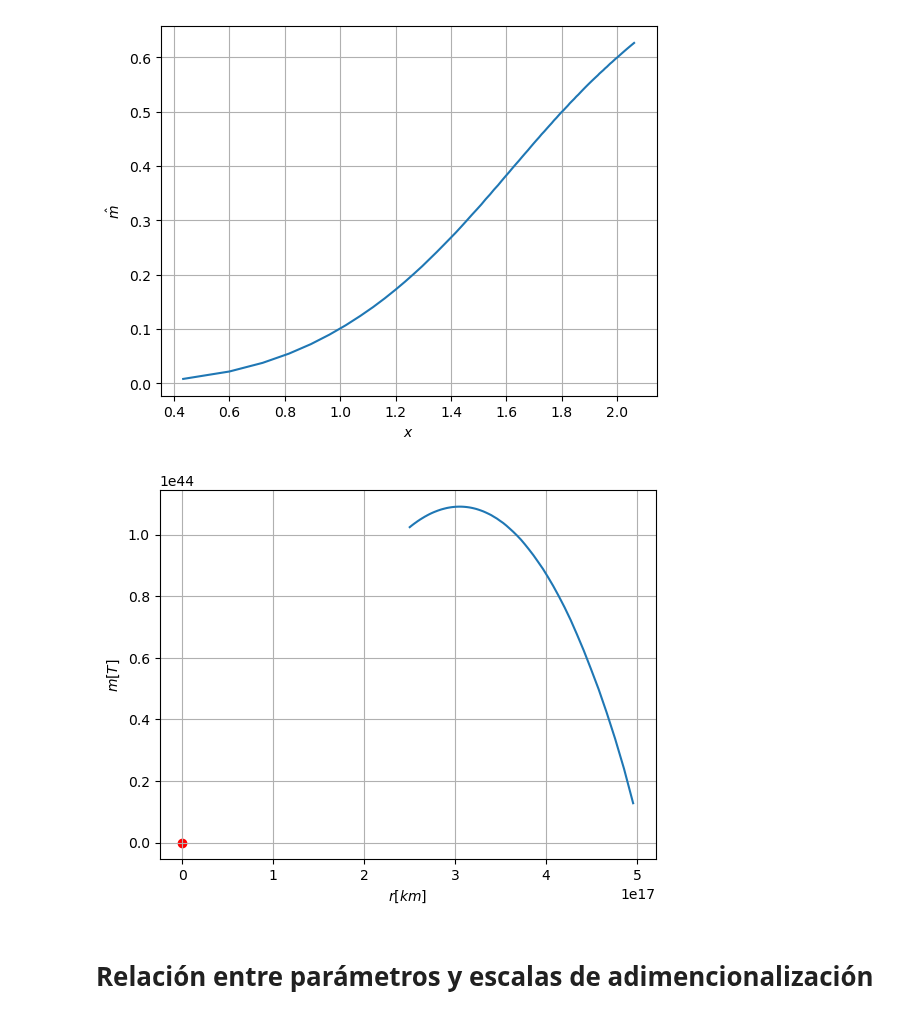
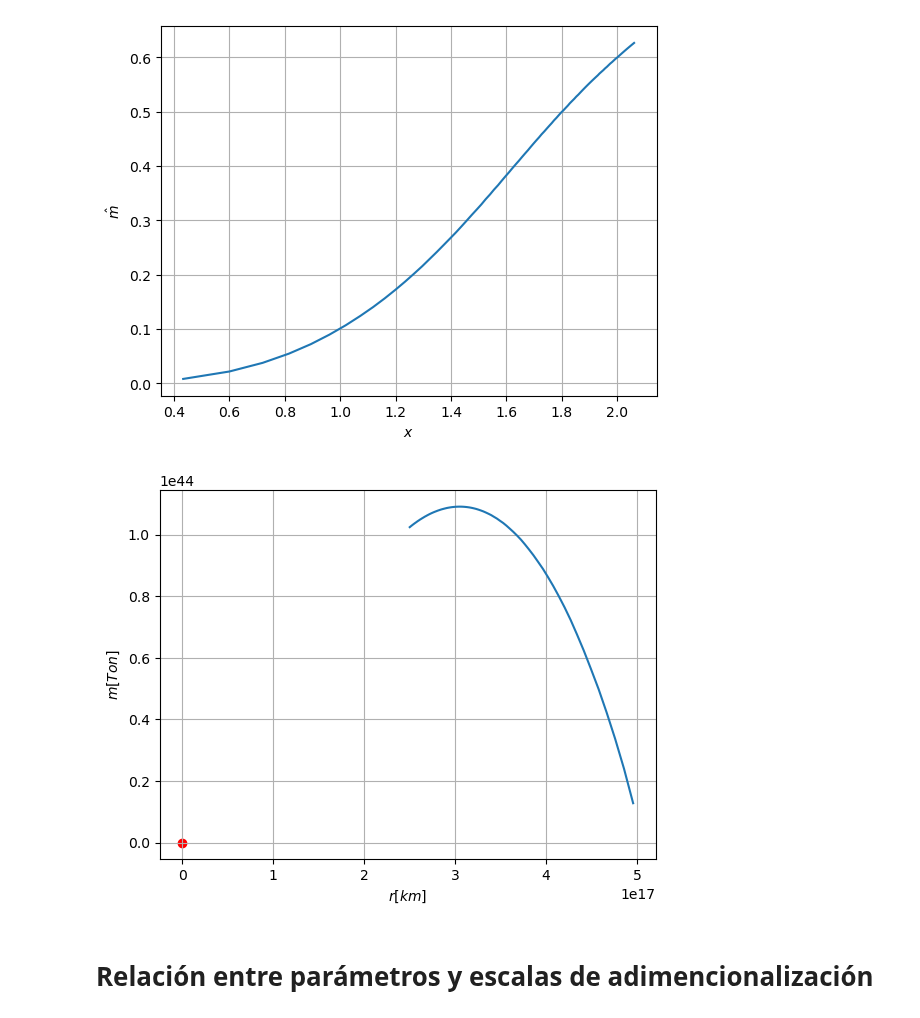
Before and after one commit to Vendetta0462/CalculosSimulaciones, a Jupyter notebook: hidrostatica.ipynb, the cells around one changed output. Cells and saved outputs as stored; diff of their text form; code cells hidden in the pictures.

```diff
--- a/hidrostatica.ipynb
+++ b/hidrostatica.ipynb
@@ -269,26 +269,26 @@ plt.grid()
 # %%
 # Recuperar las unidades
 import astropy.constants as const
 c = const.c.value
 G = const.G.value
 R_sun = const.R_sun.value
 M_sun = const.M_sun.value
 
 k_sun = (P_0_sun/(rho_0_sun*c**2))**(1/gamma)
 rhoses = (alphass/k_sun)**(1.0/(gamma-1.0))
 Rs = c**2/np.sqrt(4.0*np.pi*G*rhoses)
 Ms = 4.0*np.pi*rhoses*Rs**3/c**2
 # Rs = 1/np.sqrt(4.0*np.pi*rhoses)
 # Ms = 4.0*np.pi*rhoses*Rs**3
 
 plt.plot(Rs*MR[0]/1e3, Ms*MR[1]/1e3)
 # plt.plot(Rs[:-10]*MR[0][:-10], Ms[:-10]*MR[1][:-10])
 plt.scatter(R_sun/1e3, M_sun/1e3, color='red', label='Sun')
 plt.xlabel("$r[km]$") #Si son estas unidades?
-plt.ylabel("$m[T]$")
+plt.ylabel("$m[Ton]$")
 plt.grid()
 # %% [output]
-[figure, old version]
+[figure, new version]
 # %% [markdown]
 # Relación entre parámetros y escalas de adimencionalización
 # %%
```
Also changed, not shown: parts of 1 cell of this notebook.
